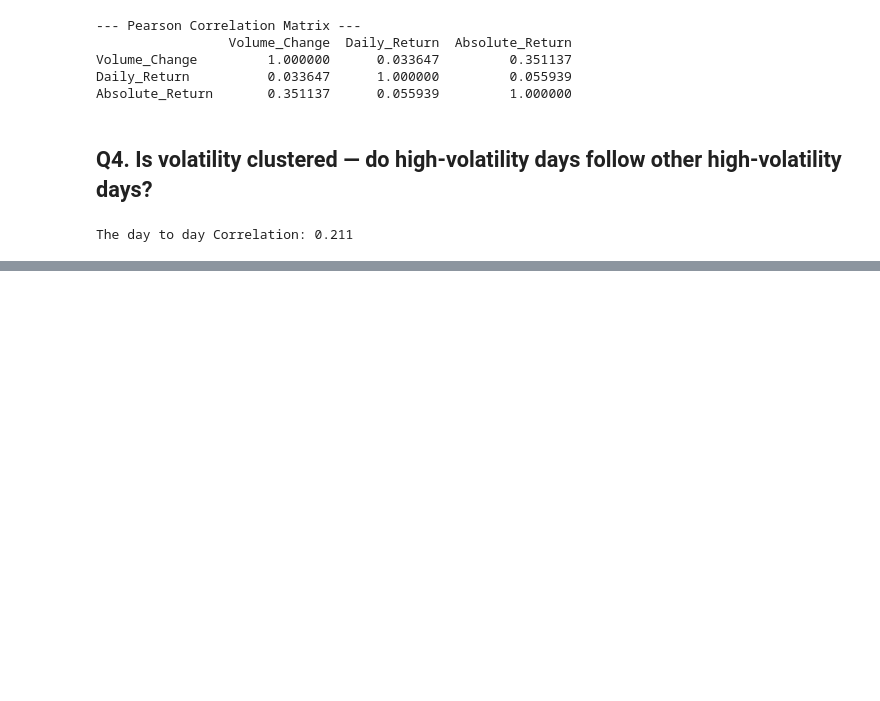
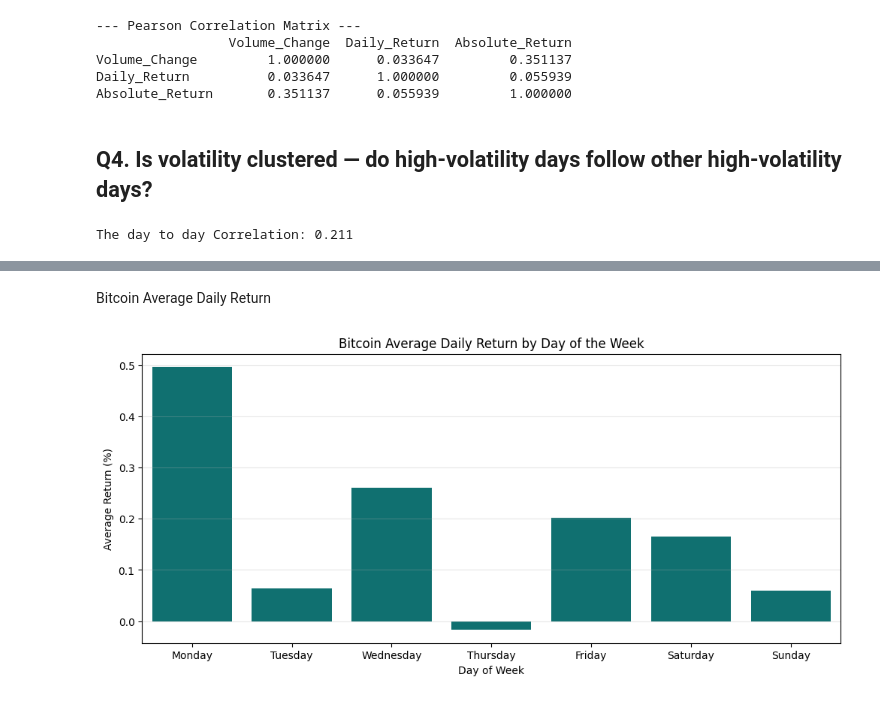
Before and after one commit to Calebchike/Bitcoin-EDA, a Jupyter notebook: Bitcoin_EDA_2014_2026.ipynb, the cells around one changed output, grey strips where cells are left out. Drawn from its saved outputs; the diff is of its cells as text; code cells hidden in the pictures; blank space fills up the shorter version.

```diff
--- a/Bitcoin_EDA_2014_2026.ipynb
+++ b/Bitcoin_EDA_2014_2026.ipynb
@@ -313,0 +473,15 @@ The day to day Correlation: 0.211
+# %% [markdown]
+Bitcoin Average Daily Return
+# %%
+# Group by the specific day names
+day_names = ['Monday', 'Tuesday', 'Wednesday', 'Thursday', 'Friday', 'Saturday', 'Sunday']
+bitcoin['Day_Name'] = bitcoin.index.day_name()
+
+plt.figure(figsize=(12, 5))
+sns.barplot(data=bitcoin, x='Day_Name', y='Daily_Return', order=day_names, errorbar=None, color='teal')
+plt.title('Bitcoin Average Daily Return by Day of the Week')
+plt.ylabel('Average Return (%)')
+plt.xlabel('Day of Week')
+plt.grid(True, axis='y', alpha=0.3)
+# %% [output]
+[figure, added]
```
Also changed, not shown: parts of 11 cells of this notebook.
